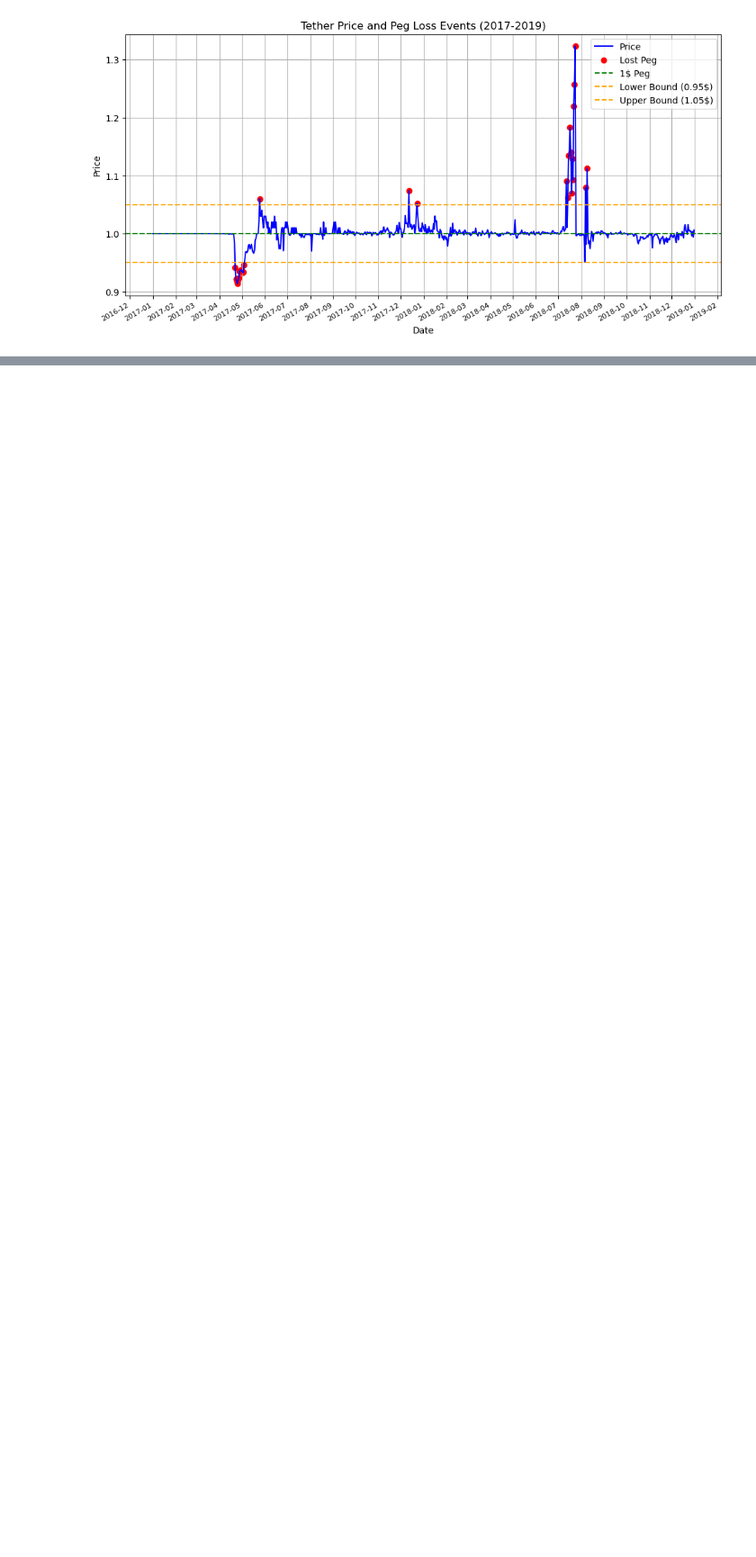
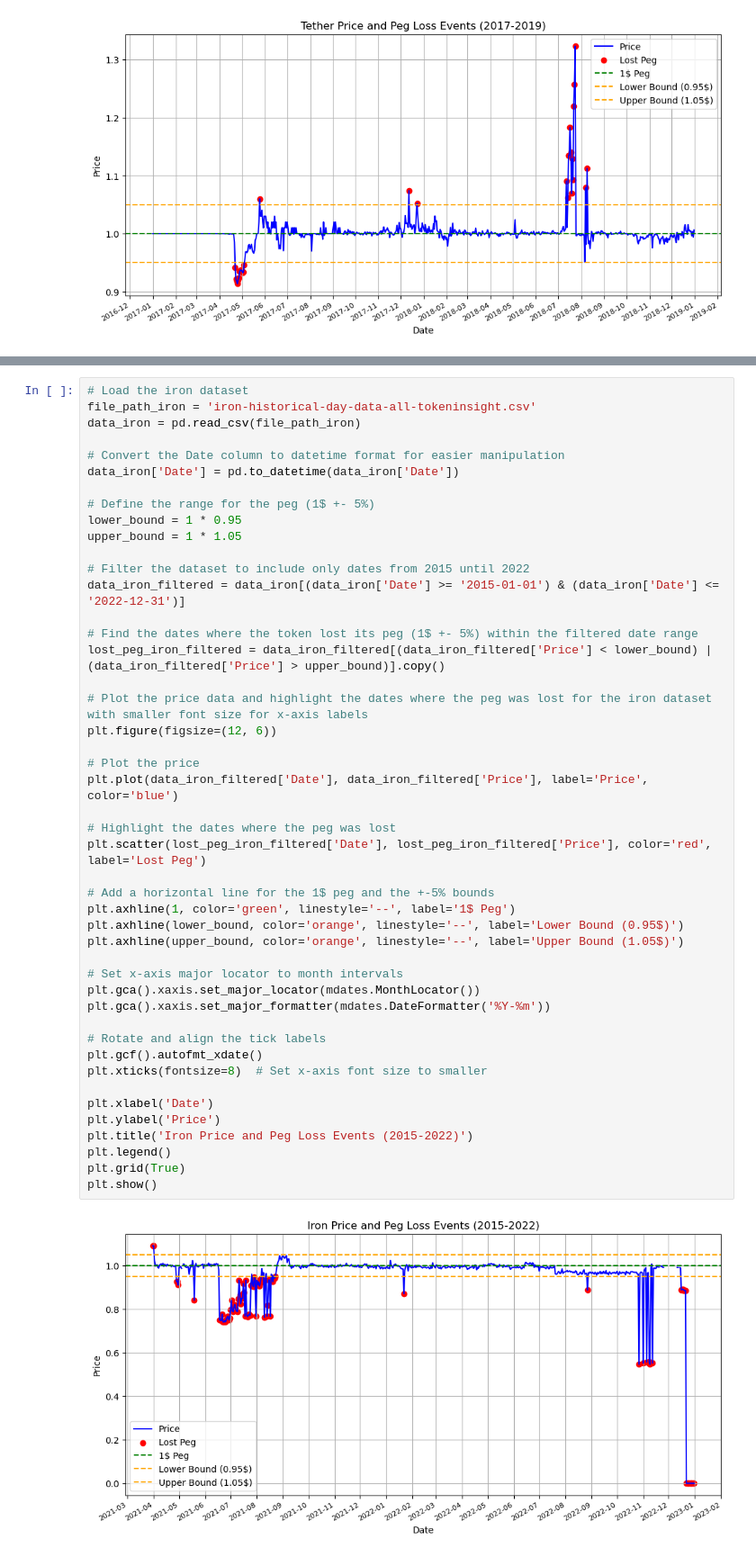
Before and after one commit to calypso95/caa-stablecoins, a Jupyter notebook: stablecoin_depeg.ipynb, the cells around one changed output, grey strips where cells are left out. Shown at 90% size. Saved outputs shown, nothing was run; the diff lists cells and outputs as text; blank space fills up the shorter version.

Commit message:
enhanced figures for terra and iron

```diff
--- a/stablecoin_depeg.ipynb
+++ b/stablecoin_depeg.ipynb
@@ -296,0 +226,48 @@ plt.show()
+# %%
+# Load the iron dataset
+file_path_iron = 'iron-historical-day-data-all-tokeninsight.csv'
+data_iron = pd.read_csv(file_path_iron)
+
+# Convert the Date column to datetime format for easier manipulation
+data_iron['Date'] = pd.to_datetime(data_iron['Date'])
+
+# Define the range for the peg (1$ +- 5%)
+lower_bound = 1 * 0.95
+upper_bound = 1 * 1.05
+
+# Filter the dataset to include only dates from 2015 until 2022
+data_iron_filtered = data_iron[(data_iron['Date'] >= '2015-01-01') & (data_iron['Date'] <= '2022-12-31')]
+
+# Find the dates where the token lost its peg (1$ +- 5%) within the filtered date range
+lost_peg_iron_filtered = data_iron_filtered[(data_iron_filtered['Price'] < lower_bound) | (data_iron_filtered['Price'] > upper_bound)].copy()
+
+# Plot the price data and highlight the dates where the peg was lost for the iron dataset with smaller font size for x-axis labels
+plt.figure(figsize=(12, 6))
+
+# Plot the price
+plt.plot(data_iron_filtered['Date'], data_iron_filtered['Price'], label='Price', color='blue')
+
+# Highlight the dates where the peg was lost
+plt.scatter(lost_peg_iron_filtered['Date'], lost_peg_iron_filtered['Price'], color='red', label='Lost Peg')
+
+# Add a horizontal line for the 1$ peg and the +-5% bounds
+plt.axhline(1, color='green', linestyle='--', label='1$ Peg')
+plt.axhline(lower_bound, color='orange', linestyle='--', label='Lower Bound (0.95$)')
+plt.axhline(upper_bound, color='orange', linestyle='--', label='Upper Bound (1.05$)')
+
+# Set x-axis major locator to month intervals
+plt.gca().xaxis.set_major_locator(mdates.MonthLocator())
+plt.gca().xaxis.set_major_formatter(mdates.DateFormatter('%Y-%m'))
+
+# Rotate and align the tick labels
+plt.gcf().autofmt_xdate()
+plt.xticks(fontsize=8)  # Set x-axis font size to smaller
+
+plt.xlabel('Date')
+plt.ylabel('Price')
+plt.title('Iron Price and Peg Loss Events (2015-2022)')
+plt.legend()
+plt.grid(True)
+plt.show()
+# %% [output]
+[figure, added]
```
Also changed, not shown: parts of 13 cells of this notebook.
